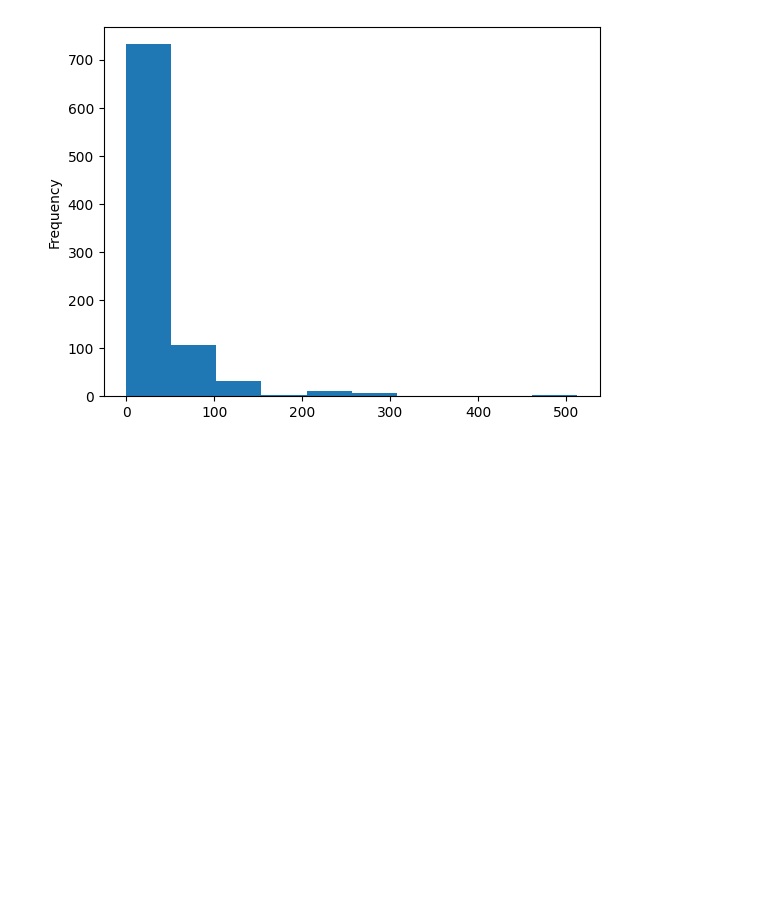
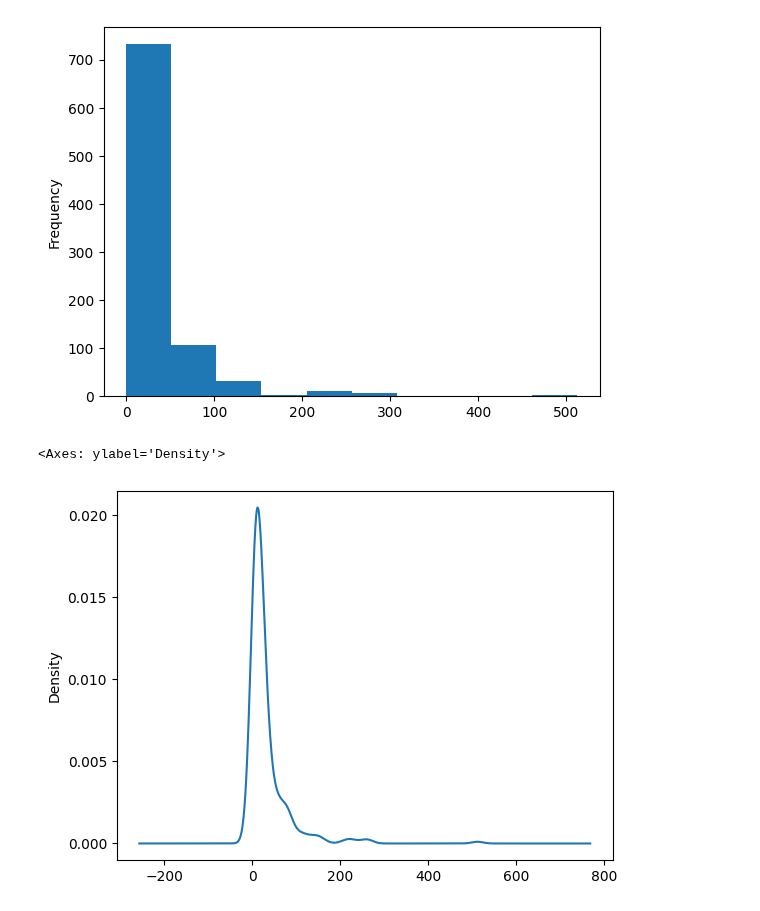
Before and after one commit to Prateek07-Kumar/100-DAYS-OF-PYTHON-PROGRAMMING, a Jupyter notebook: EDA/eda.ipynb, the cells around one changed output. Cells and saved outputs as stored; diff of their text form; code cells hidden in the pictures; blank space fills up the shorter version.

```diff
--- a/EDA/eda.ipynb
+++ b/EDA/eda.ipynb
@@ -154,3 +154,8 @@ df['Fare'].plot(kind='hist')
 # %% [output]
 <Axes: ylabel='Frequency'>
 [figure]
+# %%
+df['Fare'].plot(kind='kde')
+# %% [output]
+<Axes: ylabel='Density'>
+[figure, added]
```
